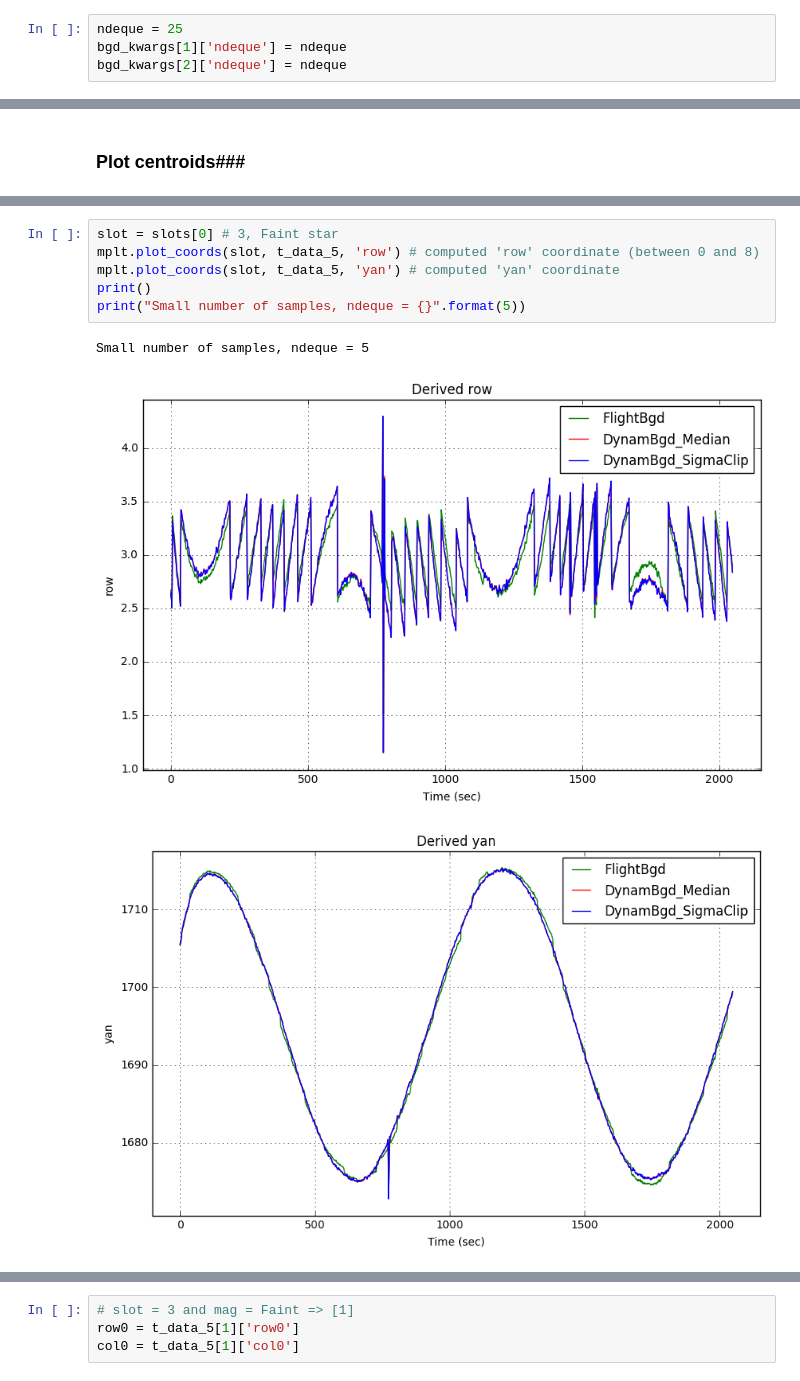
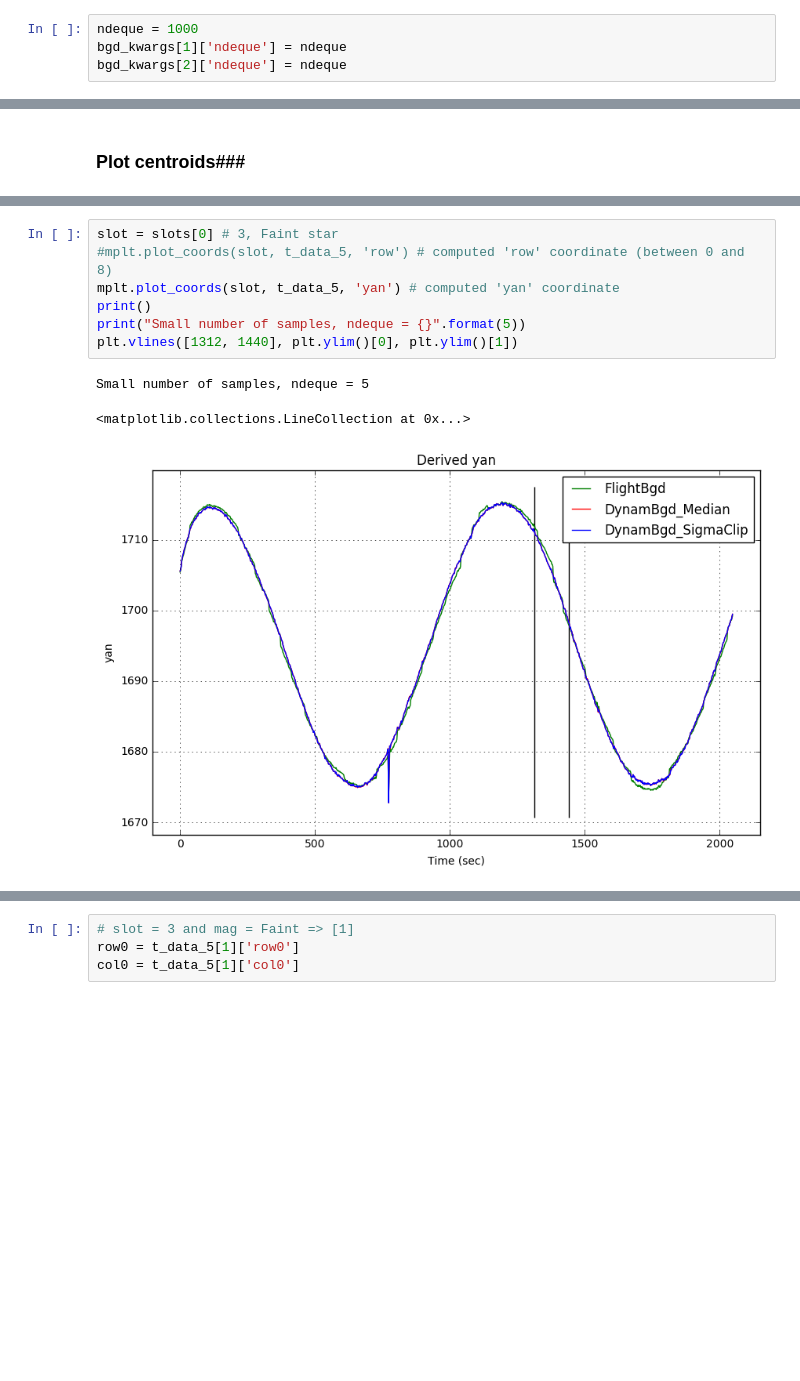
Before and after one commit to sot/aca_centroiding, a Jupyter notebook: dynam_bgd/aca_dynam_bgd_data.ipynb, the cells around one changed output, grey strips where cells are left out. Drawn from its saved outputs; the diff is of its cells as text; blank space fills up the shorter version.

```diff
--- a/dynam_bgd/aca_dynam_bgd_data.ipynb
+++ b/dynam_bgd/aca_dynam_bgd_data.ipynb
@@ -111,7 +111,7 @@ bgd_kwargs = [{}, {'img_size':img_size, 'bgdavg':bgdavg, 'ndeque':ndeque},
 # %% [markdown]
 __Large__ number of stored pixel values
 # %%
-ndeque = 25
+ndeque = 1000
 bgd_kwargs[1]['ndeque'] = ndeque
 bgd_kwargs[2]['ndeque'] = ndeque
 # %%
@@ -181,10 +171,11 @@ Large number of samples, ndeque = 25
 # %%
 slot = slots[0] # 3, Faint star
-mplt.plot_coords(slot, t_data_5, 'row') # computed 'row' coordinate (between 0 and 8)
+#mplt.plot_coords(slot, t_data_5, 'row') # computed 'row' coordinate (between 0 and 8)
 mplt.plot_coords(slot, t_data_5, 'yan') # computed 'yan' coordinate
 print()
 print("Small number of samples, ndeque = {}".format(5))
+plt.vlines([1312, 1440], plt.ylim()[0], plt.ylim()[1])
 # %% [output]
 Small number of samples, ndeque = 5
+<matplotlib.collections.LineCollection at 0x...>
-[figure, old version]
+[figure, new version]
-[figure, removed]
```
Also changed, not shown: parts of 32 cells of this notebook, 2 other files.
